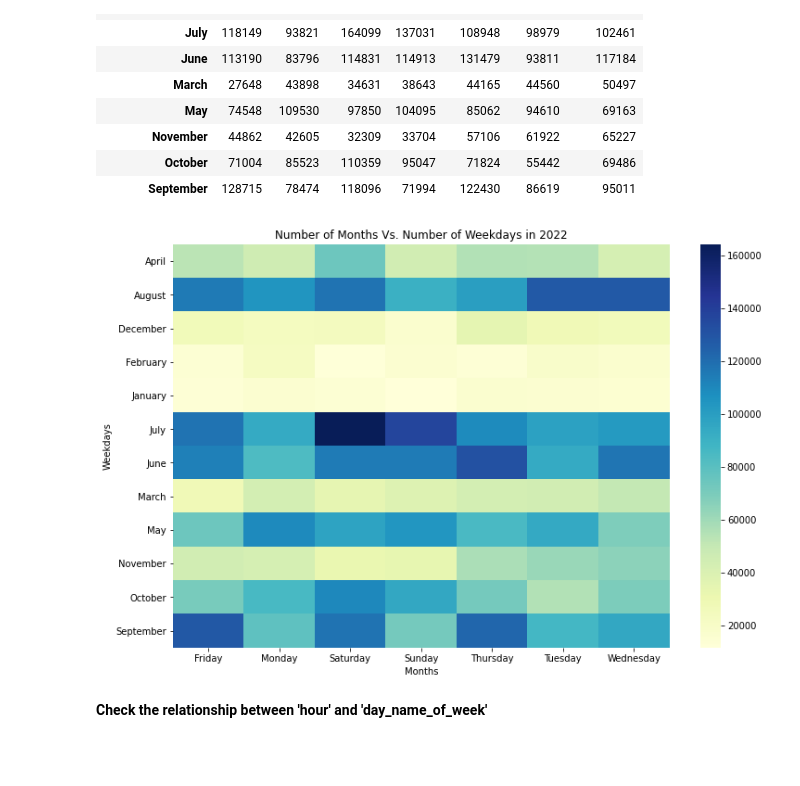
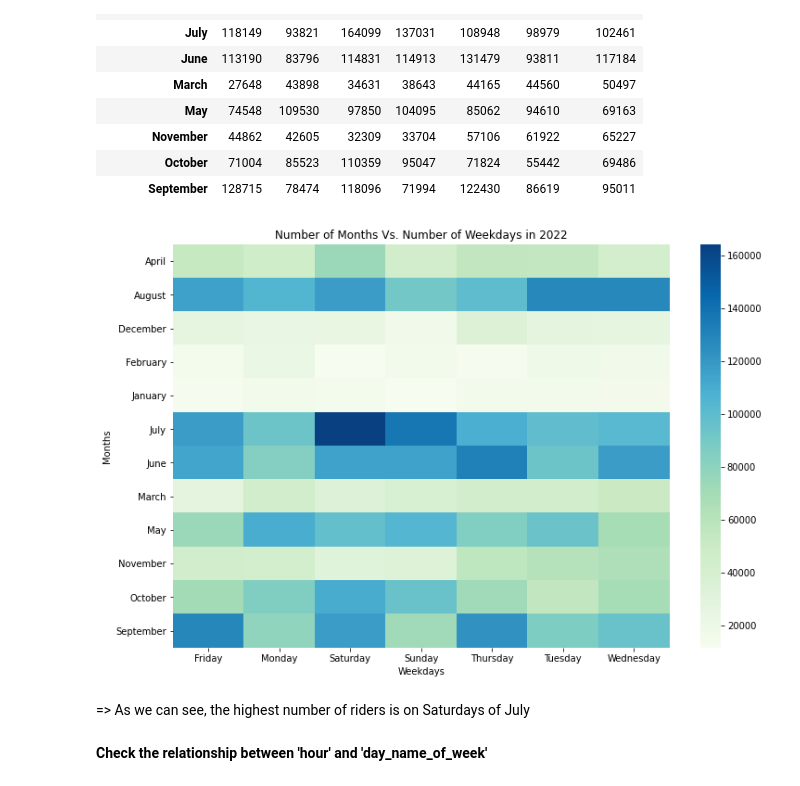
Before and after one commit to vynguyen293/Cyclistic-Bike-Share-Analysis, a Jupyter notebook: Cyclistic-Bike-Share-Analysis.ipynb, the cells around one changed output. Drawn from its saved outputs; the diff is of its cells as text; code cells hidden in the pictures; blank space fills up the shorter version.

```diff
--- a/Cyclistic-Bike-Share-Analysis.ipynb
+++ b/Cyclistic-Bike-Share-Analysis.ipynb
@@ -349,12 +326,14 @@ df_pivot_5
 | September | 128715 | 78474 | 118096 | 71994 | 122430 | 86619 | 95011 |
 # %%
 plt.figure(figsize=(12,8))
-sns.heatmap(df_pivot_5, cmap='YlGnBu')
+sns.heatmap(df_pivot_5, cmap='GnBu')
 plt.title('Number of Months Vs. Number of Weekdays in 2022')
-plt.xlabel('Months')
-plt.ylabel('Weekdays');
+plt.xlabel('Weekdays')
+plt.ylabel('Months');
 # %% [output]
-[figure, old version]
+[figure, new version]
+# %% [markdown]
+=> As we can see, the highest number of riders is on Saturdays of July
 # %% [markdown]
 **Check the relationship between 'hour' and 'day_name_of_week'**
 # %%
```
Also changed, not shown: parts of 20 cells of this notebook.
